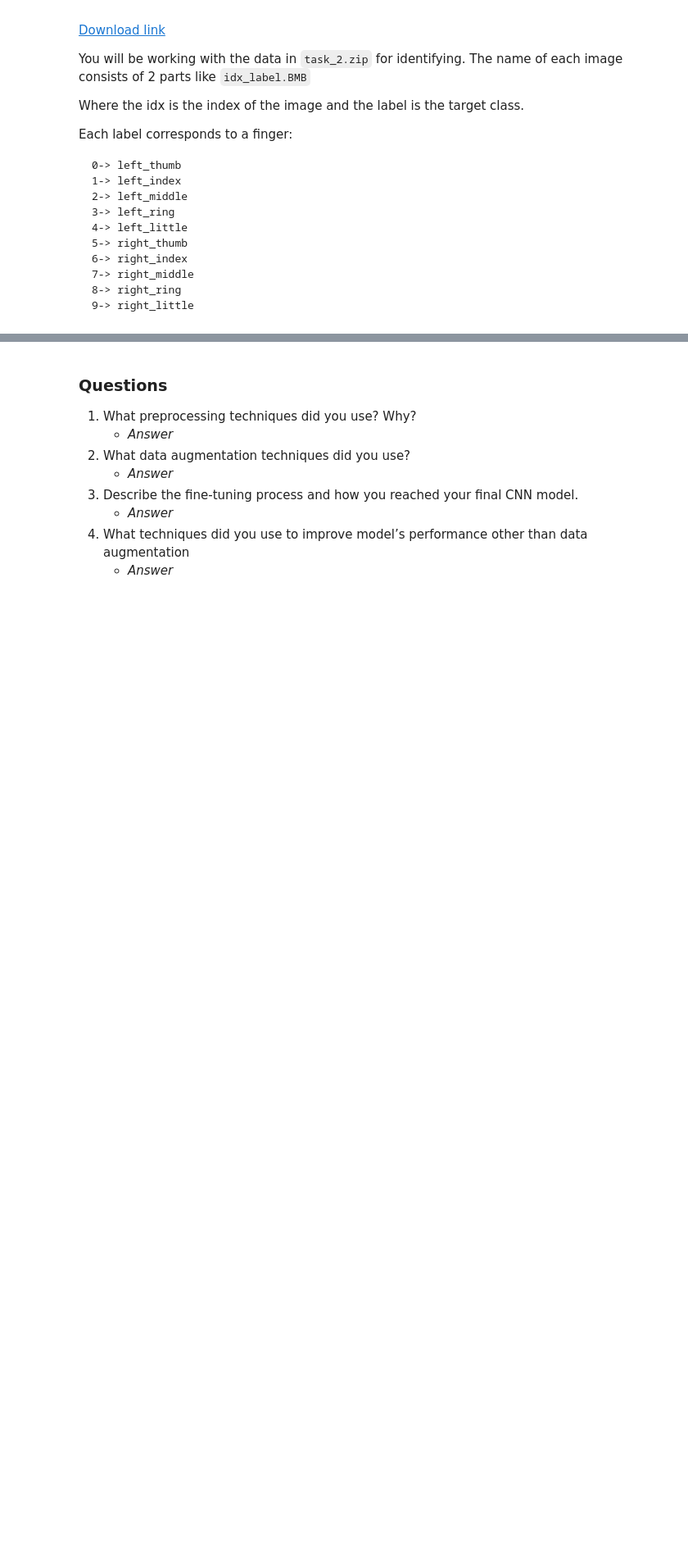
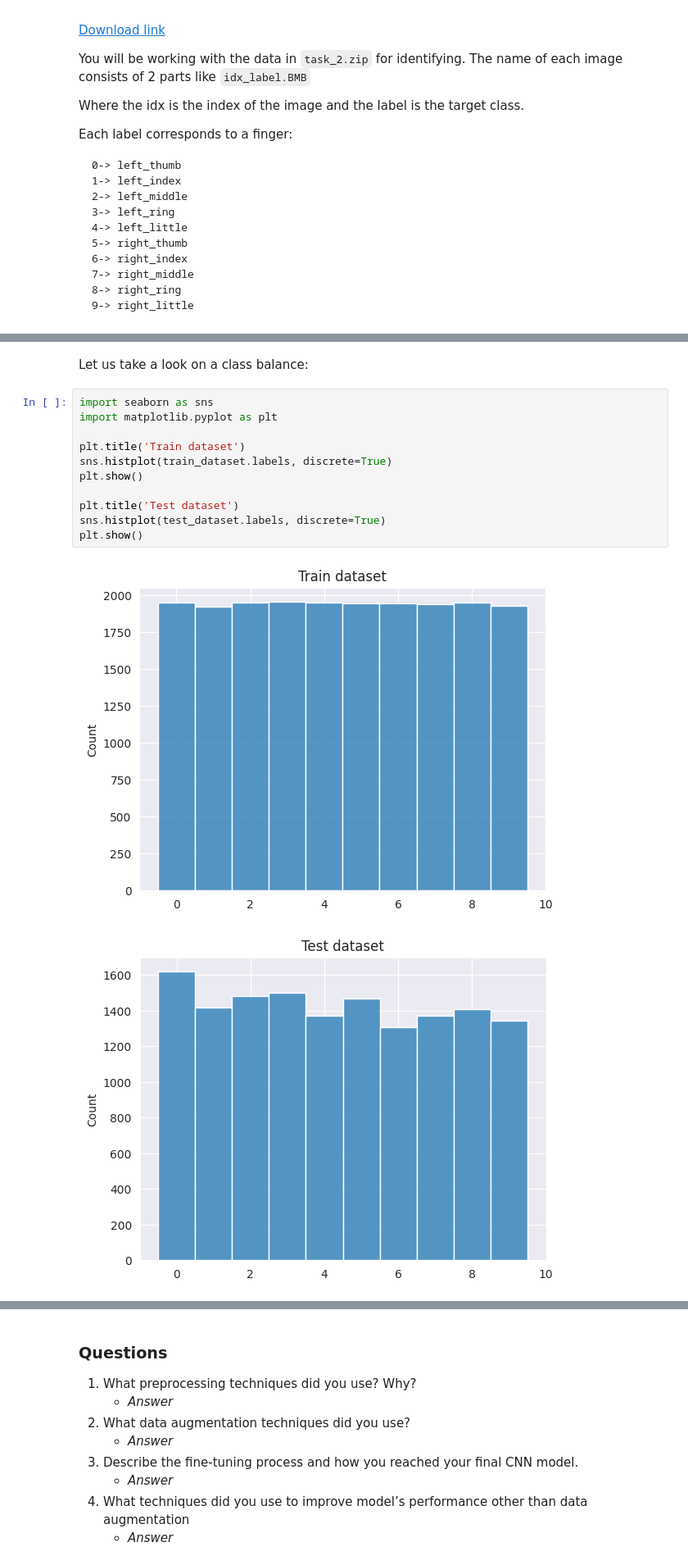
Before and after one commit to eivankin/iml_s23, a Jupyter notebook: ass2/EvgenijIvankin.ipynb, the cells around one changed output, grey strips where cells are left out. Shown at 82% size. Saved outputs shown, nothing was run; the diff lists cells and outputs as text; blank space fills up the shorter version.

```diff
--- a/ass2/EvgenijIvankin.ipynb
+++ b/ass2/EvgenijIvankin.ipynb
@@ -511,0 +558,16 @@ Each label corresponds to a finger:
+# %% [markdown]
+Let us take a look on a class balance:
+# %%
+import seaborn as sns
+import matplotlib.pyplot as plt
+
+plt.title('Train dataset')
+sns.histplot(train_dataset.labels, discrete=True)
+plt.show()
+
+plt.title('Test dataset')
+sns.histplot(test_dataset.labels, discrete=True)
+plt.show()
+# %% [output]
+[figure, added]
+[figure, added]
```
Also changed, not shown: parts of 30 cells of this notebook.
